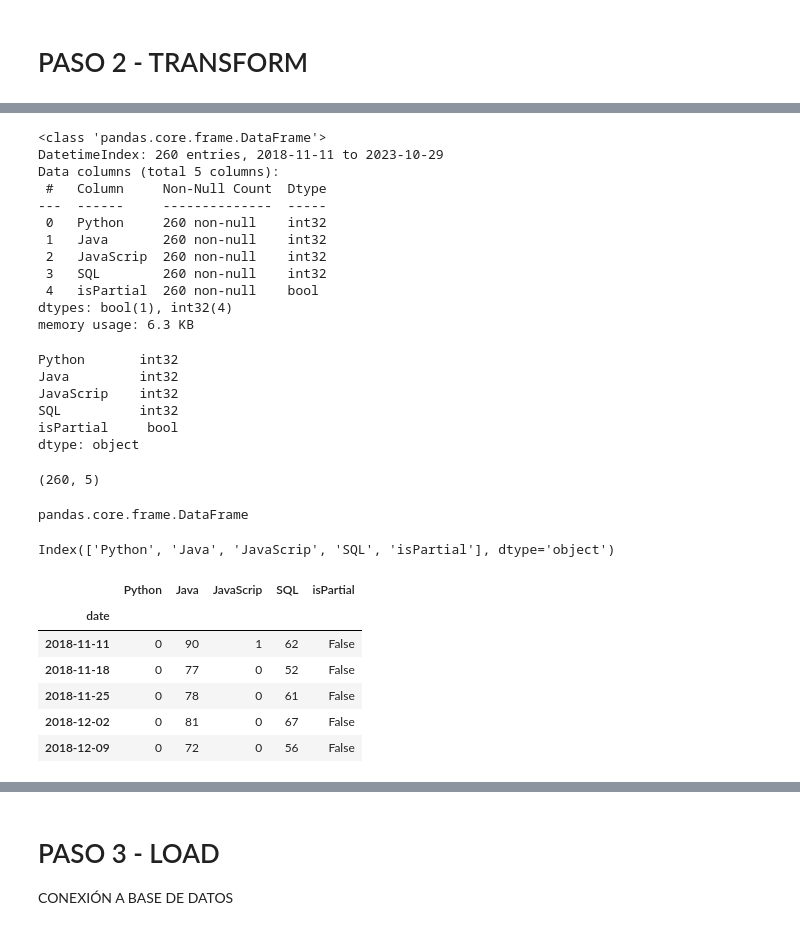
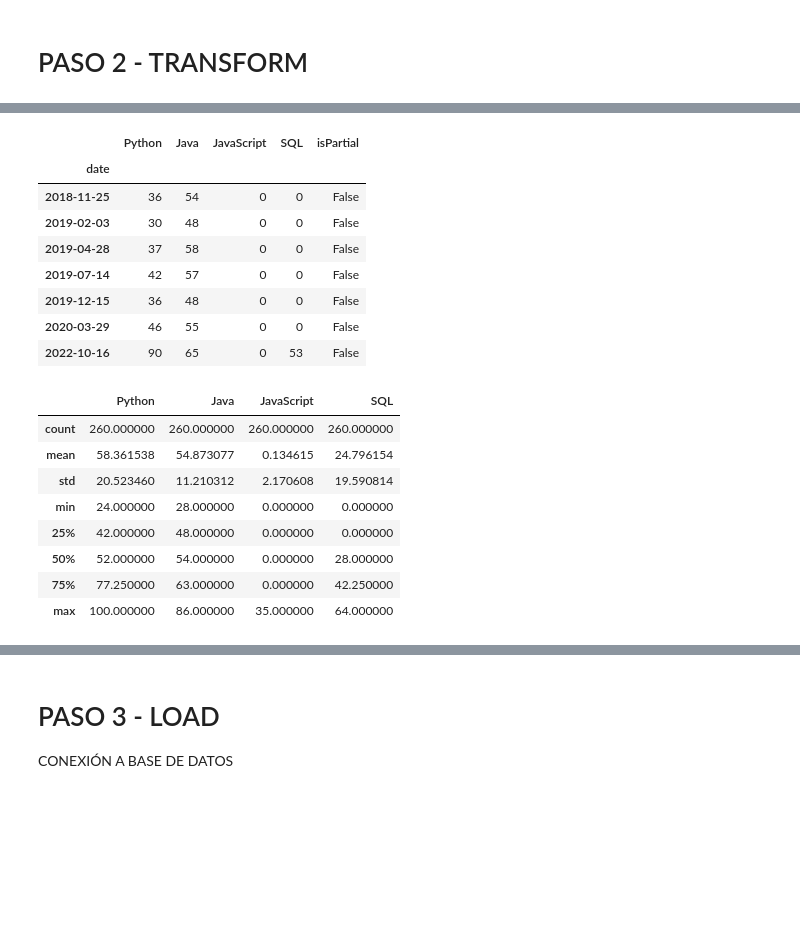
Before and after one commit to arielchumbita/DataEngineering, a Jupyter notebook: Clase 07/Entregable 2 - Chumbita Arie.ipynb, the cells around one changed output, grey strips where cells are left out. Saved outputs shown, nothing was run; the diff lists cells and outputs as text; code cells hidden in the pictures; blank space fills up the shorter version.

```diff
--- a/Clase 07/Entregable 2 - Chumbita Arie.ipynb
+++ b/Clase 07/Entregable 2 - Chumbita Arie.ipynb
@@ -690,47 +753,25 @@ iot.isnull().sum()
-# %%
-iot.info() # información general del Df
-# %% [output]
-<class 'pandas.core.frame.DataFrame'>
-DatetimeIndex: 260 entries, 2018-11-11 to 2023-10-29
-Data columns (total 5 columns):
- #   Column     Non-Null Count  Dtype
----  ------     --------------  -----
- 0   Python     260 non-null    int32
- 1   Java       260 non-null    int32
- 2   JavaScrip  260 non-null    int32
- 3   SQL        260 non-null    int32
- 4   isPartial  260 non-null    bool
-dtypes: bool(1), int32(4)
-memory usage: 6.3 KB
-# %%
-iot.dtypes # tipos de datos
-# %% [output]
-Python       int32
-Java         int32
-JavaScrip    int32
-SQL          int32
-isPartial     bool
-dtype: object
-# %%
-iot.shape # cantidad de filas y columnas
-# %% [output]
-(260, 5)
-# %%
-type(iot)
-# %% [output]
-pandas.core.frame.DataFrame
+# %%
+#Detalle de duplicado, filtro registros duplicados.
+iot[iot.duplicated()]
+# %% [output]
+|  | Python | Java | JavaScript | SQL | isPartial |
+| date |  |  |  |  |  |
+| 2018-11-25 | 36 | 54 | 0 | 0 | False |
+| 2019-02-03 | 30 | 48 | 0 | 0 | False |
+| 2019-04-28 | 37 | 58 | 0 | 0 | False |
+| 2019-07-14 | 42 | 57 | 0 | 0 | False |
+| 2019-12-15 | 36 | 48 | 0 | 0 | False |
+| 2020-03-29 | 46 | 55 | 0 | 0 | False |
+| 2022-10-16 | 90 | 65 | 0 | 53 | False |
 # %%
-iot.columns
+iot.describe()
 # %% [output]
-Index(['Python', 'Java', 'JavaScrip', 'SQL', 'isPartial'], dtype='object')
+|  | Python | Java | JavaScript | SQL |
+| count | 260.000000 | 260.000000 | 260.000000 | 260.000000 |
+| mean | 58.361538 | 54.873077 | 0.134615 | 24.796154 |
+| std | 20.523460 | 11.210312 | 2.170608 | 19.590814 |
+| min | 24.000000 | 28.000000 | 0.000000 | 0.000000 |
+| 25% | 42.000000 | 48.000000 | 0.000000 | 0.000000 |
+| 50% | 52.000000 | 54.000000 | 0.000000 | 28.000000 |
+| 75% | 77.250000 | 63.000000 | 0.000000 | 42.250000 |
+| max | 100.000000 | 86.000000 | 35.000000 | 64.000000 |
-# %%
-#Veo primeras 5 columnas
-iot.head()
-# %% [output]
-|  | Python | Java | JavaScrip | SQL | isPartial |
-| date |  |  |  |  |  |
-| 2018-11-11 | 0 | 90 | 1 | 62 | False |
-| 2018-11-18 | 0 | 77 | 0 | 52 | False |
-| 2018-11-25 | 0 | 78 | 0 | 61 | False |
-| 2018-12-02 | 0 | 81 | 0 | 67 | False |
-| 2018-12-09 | 0 | 72 | 0 | 56 | False |
```
Also changed, not shown: parts of 23 cells of this notebook.
